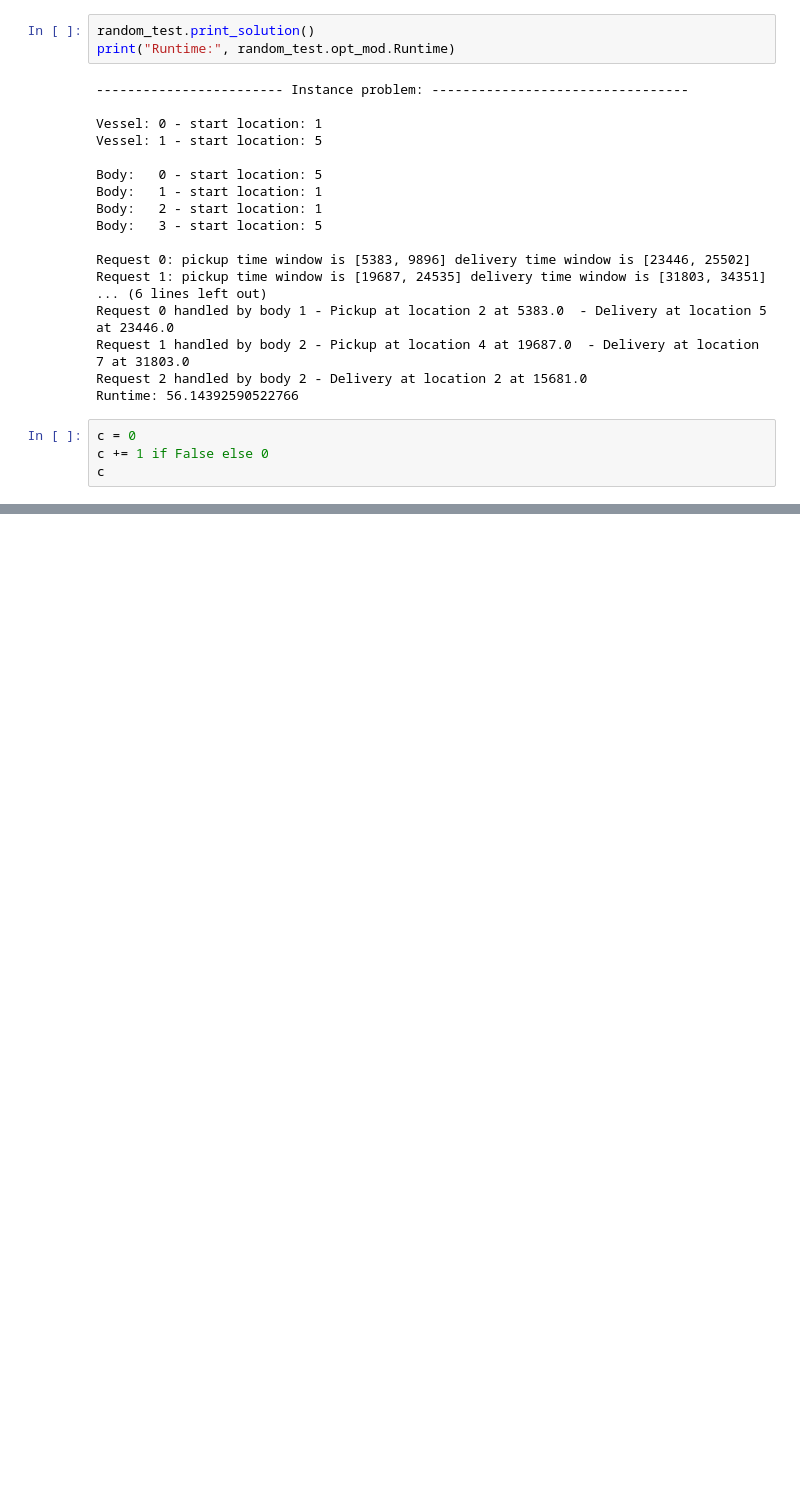
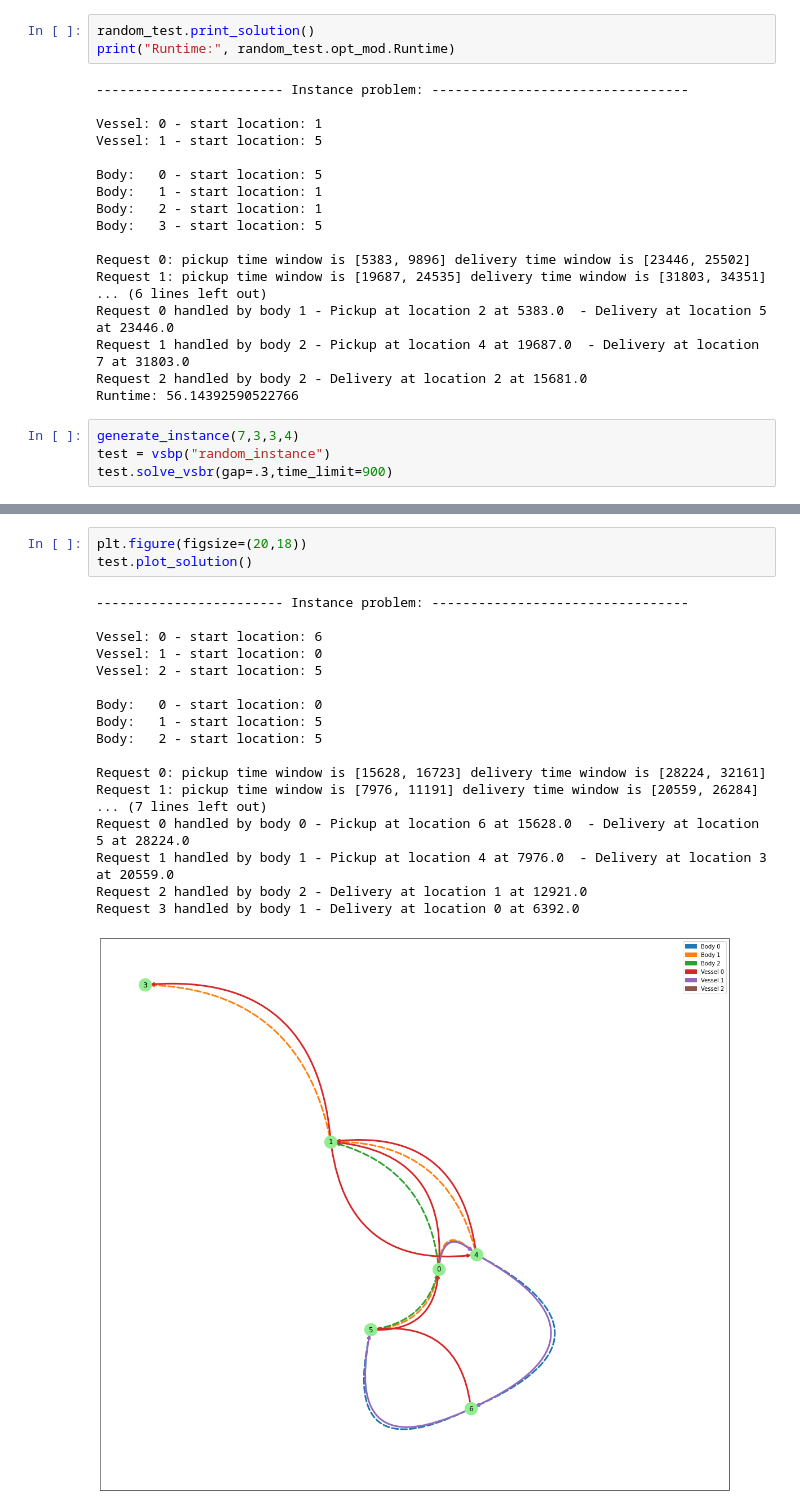
Before and after one commit to cima22/vessel_swap_body_problem, a Jupyter notebook: test.ipynb, the cells around one changed output, grey strips where cells are left out. Saved outputs shown, nothing was run; the diff lists cells and outputs as text; blank space fills up the shorter version.

```diff
--- a/test.ipynb
+++ b/test.ipynb
@@ -51,7 +51,7 @@ Request 1 handled by body 2 - Pickup at location 4 at 19687.0  - Delivery at loc
 Request 2 handled by body 2 - Delivery at location 2 at 15681.0
 Runtime: 56.14392590522766
 # %%
-c = 0
-c += 1 if False else 0
-c
+generate_instance(7,3,3,4)
+test = vsbp("random_instance")
+test.solve_vsbr(gap=.3,time_limit=900)
 # %% [output]
@@ -58,0 +75,22 @@ c
+# %%
+plt.figure(figsize=(20,18))
+test.plot_solution()
+# %% [output]
+------------------------ Instance problem: ---------------------------------
+
+Vessel: 0 - start location: 6
+Vessel: 1 - start location: 0
+Vessel: 2 - start location: 5
+
+Body:   0 - start location: 0
+Body:   1 - start location: 5
+Body:   2 - start location: 5
+
+Request 0: pickup time window is [15628, 16723] delivery time window is [28224, 32161]
+Request 1: pickup time window is [7976, 11191] delivery time window is [20559, 26284]
+... (7 lines left out)
+Request 0 handled by body 0 - Pickup at location 6 at 15628.0  - Delivery at location 5 at 28224.0
+Request 1 handled by body 1 - Pickup at location 4 at 7976.0  - Delivery at location 3 at 20559.0
+Request 2 handled by body 2 - Delivery at location 1 at 12921.0
+Request 3 handled by body 1 - Delivery at location 0 at 6392.0
+[figure, added]
```
Also changed, not shown: parts of 1 cell of this notebook, 11 other files.
